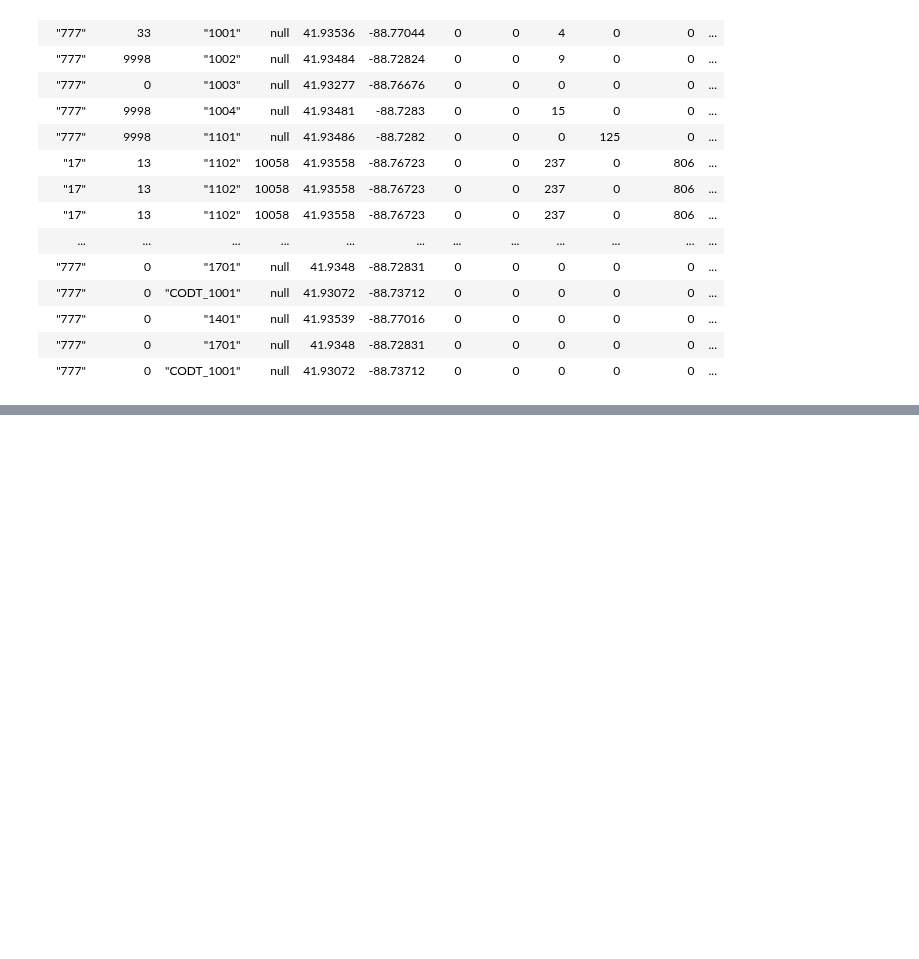
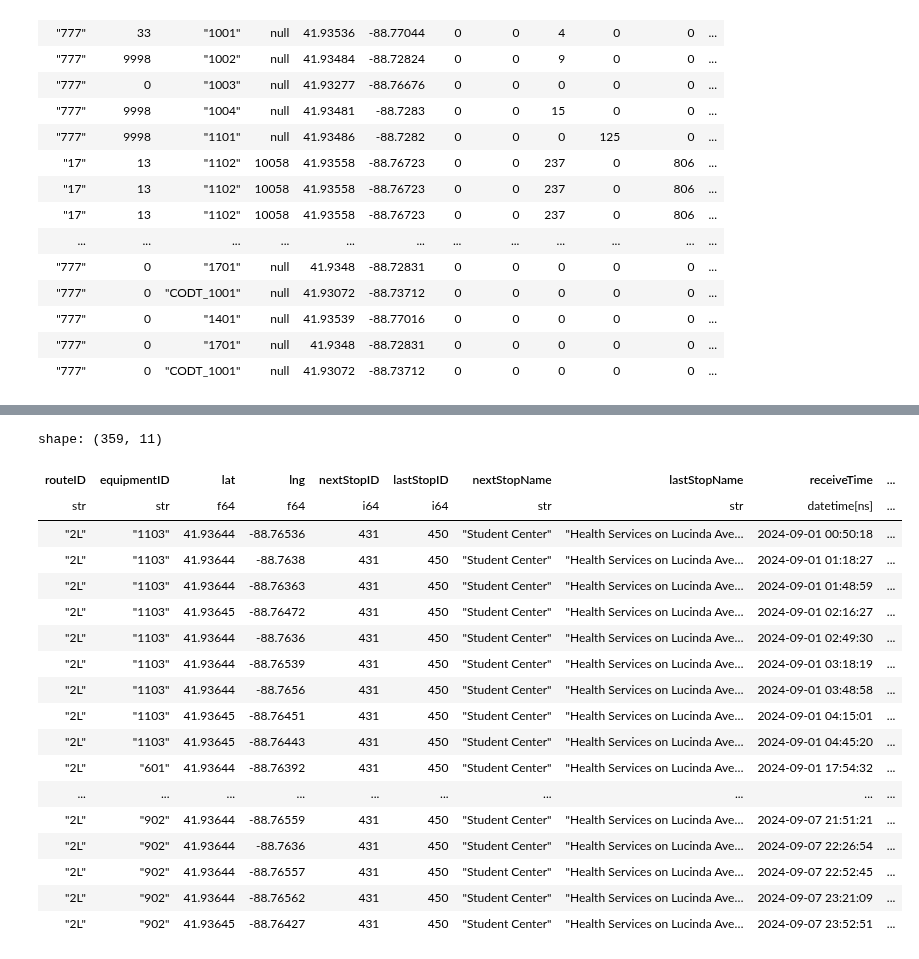
Before and after one commit to shaivilp/Research-Rookies, a Jupyter notebook: data_visualization/findRouteTiming.ipynb, the cells around one changed output, grey strips where cells are left out. Cells and saved outputs as stored; diff of their text form; code cells hidden in the pictures; blank space fills up the shorter version.

```diff
--- a/data_visualization/findRouteTiming.ipynb
+++ b/data_visualization/findRouteTiming.ipynb
@@ -137,0 +142,31 @@ shape: (27_386, 9)
+# %%
+#Display round trip time from and to the student center
+graphSet = subset.filter((pl.col("stopChanged") == True) & (pl.col("nextStopID") == 431))
+
+graphSet = graphSet.with_columns(
+    (pl.col("receiveTime") - pl.col("receiveTime").shift(1)).alias("timeDiff")
+)
+
+graphSet = graphSet.filter((pl.col("timeDiff") < datetime.timedelta(hours=1)))
+
+graphSet[["routeID", "equipmentID", "lat", "lng", "nextStopID", "lastStopID", "nextStopName", "lastStopName", "receiveTime", "captureTime", "timeDiff"]]
+# %% [output]
+shape: (359, 11)
+| routeID | equipmentID | lat | lng | nextStopID | lastStopID | nextStopName | lastStopName | receiveTime | ... |
+| str | str | f64 | f64 | i64 | i64 | str | str | datetime[ns] | ... |
+| "2L" | "1103" | 41.93644 | -88.76536 | 431 | 450 | "Student Center" | "Health Services on Lucinda Ave… | 2024-09-01 00:50:18 | ... |
+| "2L" | "1103" | 41.93644 | -88.7638 | 431 | 450 | "Student Center" | "Health Services on Lucinda Ave… | 2024-09-01 01:18:27 | ... |
+| "2L" | "1103" | 41.93644 | -88.76363 | 431 | 450 | "Student Center" | "Health Services on Lucinda Ave… | 2024-09-01 01:48:59 | ... |
+| "2L" | "1103" | 41.93645 | -88.76472 | 431 | 450 | "Student Center" | "Health Services on Lucinda Ave… | 2024-09-01 02:16:27 | ... |
+| "2L" | "1103" | 41.93644 | -88.7636 | 431 | 450 | "Student Center" | "Health Services on Lucinda Ave… | 2024-09-01 02:49:30 | ... |
+| "2L" | "1103" | 41.93644 | -88.76539 | 431 | 450 | "Student Center" | "Health Services on Lucinda Ave… | 2024-09-01 03:18:19 | ... |
+| "2L" | "1103" | 41.93644 | -88.7656 | 431 | 450 | "Student Center" | "Health Services on Lucinda Ave… | 2024-09-01 03:48:58 | ... |
+| "2L" | "1103" | 41.93645 | -88.76451 | 431 | 450 | "Student Center" | "Health Services on Lucinda Ave… | 2024-09-01 04:15:01 | ... |
+| "2L" | "1103" | 41.93645 | -88.76443 | 431 | 450 | "Student Center" | "Health Services on Lucinda Ave… | 2024-09-01 04:45:20 | ... |
+| "2L" | "601" | 41.93644 | -88.76392 | 431 | 450 | "Student Center" | "Health Services on Lucinda Ave… | 2024-09-01 17:54:32 | ... |
+| ... | ... | ... | ... | ... | ... | ... | ... | ... | ... |
+| "2L" | "902" | 41.93644 | -88.76559 | 431 | 450 | "Student Center" | "Health Services on Lucinda Ave… | 2024-09-07 21:51:21 | ... |
+| "2L" | "902" | 41.93644 | -88.7636 | 431 | 450 | "Student Center" | "Health Services on Lucinda Ave… | 2024-09-07 22:26:54 | ... |
+| "2L" | "902" | 41.93644 | -88.76557 | 431 | 450 | "Student Center" | "Health Services on Lucinda Ave… | 2024-09-07 22:52:45 | ... |
+| "2L" | "902" | 41.93644 | -88.76562 | 431 | 450 | "Student Center" | "Health Services on Lucinda Ave… | 2024-09-07 23:21:09 | ... |
+| "2L" | "902" | 41.93645 | -88.76427 | 431 | 450 | "Student Center" | "Health Services on Lucinda Ave… | 2024-09-07 23:52:51 | ... |
```
Also changed, not shown: parts of 6 cells of this notebook.
